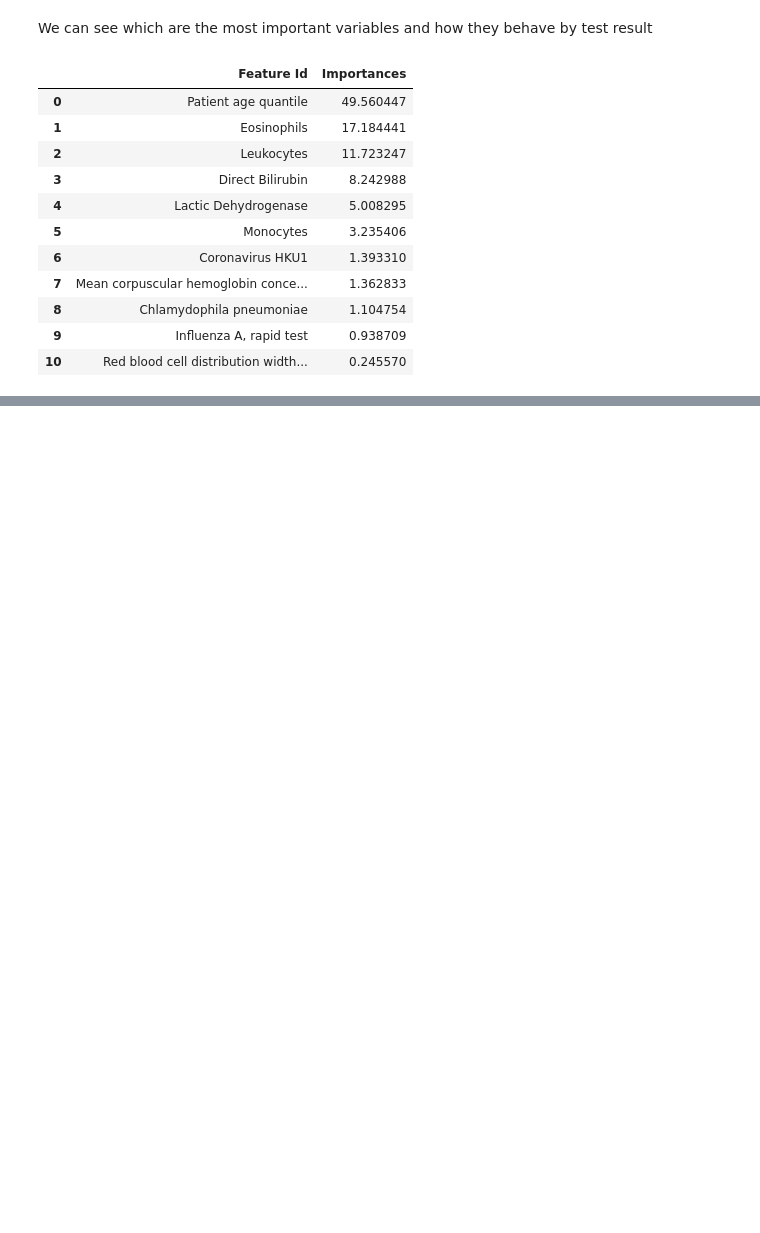
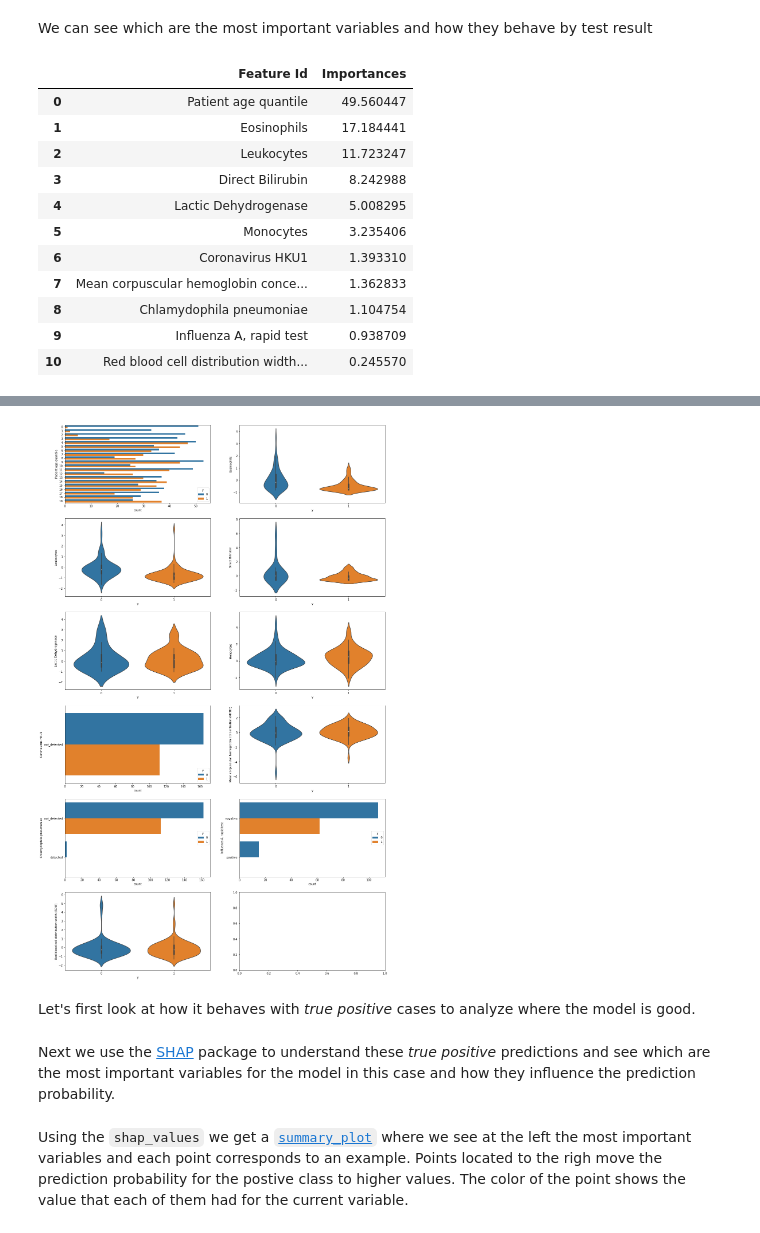
Before and after one commit to leandromaf/covid19-test-prediction, a Jupyter notebook: notebooks/COVID_Tests_results_prediction_with_Catboost.ipynb, the cells around one changed output, grey strips where cells are left out. Cells and saved outputs as stored; diff of their text form; code cells hidden in the pictures; blank space fills up the shorter version.

```diff
--- a/notebooks/COVID_Tests_results_prediction_with_Catboost.ipynb
+++ b/notebooks/COVID_Tests_results_prediction_with_Catboost.ipynb
@@ -712,18 +593,3 @@ important_features
 | 8 | Chlamydophila pneumoniae | 1.104754 |
 | 9 | Influenza A, rapid test | 0.938709 |
 | 10 | Red blood cell distribution width... | 0.245570 |
-# %%
-test_df = pd.merge(X_test,y_test,left_index=True,right_index=True)
-test_df['y'] = test_df['y'].astype(str)
-test_df = test_df.fillna(-999)
-for i in range(important_features.shape[0]):
-
-    if test_df[important_features['Feature Id'].values[i]].dtypes != np.float :
-        plt.figure(figsize=(10,10))
-        sns.countplot(data=test_df,y=important_features['Feature Id'].values[i],hue='y')
-        plt.show()
-    else:
-        pass # TODO : how we can plot this correctly
-        #test_df.loc[test_df.y==1,important_features['Feature Id'].values[i]].hist(bins=100,color='blue')
-        #test_df.loc[test_df.y==0,important_features['Feature Id'].values[i]].hist(bins=100,color='orange')
-        #sns.violinplot(data=test_df,y=important_features['Feature Id'].values[i],hue='y')
@@ -734,0 +596,35 @@ for i in range(important_features.shape[0]):
+# %%
+
+test_df = working_data
+
+f,ax = plt.subplots(int((important_features.shape[0]+1)/2),2,figsize=(20,35))
+
+row = 0
+col = 0
+
+for i in range(important_features.shape[0]):
+    #print(f'{row}-{col}')
+
+    the_ax = ax[row,col]
+
+    if test_df[important_features['Feature Id'].values[i]].dtypes != np.float :
+        sns.countplot(data=test_df,y=important_features['Feature Id'].values[i],hue='y', ax = the_ax)
+    else:
+        sns.violinplot(data=test_df,x='y',y=important_features['Feature Id'].values[i] , ax = the_ax)
+
+    if col == 0 :
+        col += 1
+    else :
+        row += 1
+        col = 0
+
+plt.show()
+# %% [output]
+[figure, added]
+# %% [markdown]
+
+Let's first look at how it behaves with _true positive_ cases to analyze where the model is good.
+# %% [markdown]
+Next we use the [SHAP](https://github.com/slundberg/shap) package to understand these _true positive_ predictions and see which are the most important variables for the model in this case and how they influence the prediction probability.
+# %% [markdown]
+Using the `shap_values` we get a [`summary_plot`](https://christophm.github.io/interpretable-ml-book/shap.html#shap-summary-plot) where we see at the left the most important variables and each point corresponds to an example. Points located to the righ move the  prediction probability for the postive class to higher values. The color of the point shows the value that each of them had for the current variable.
```
Also changed, not shown: parts of 33 cells of this notebook, 1 other file.
